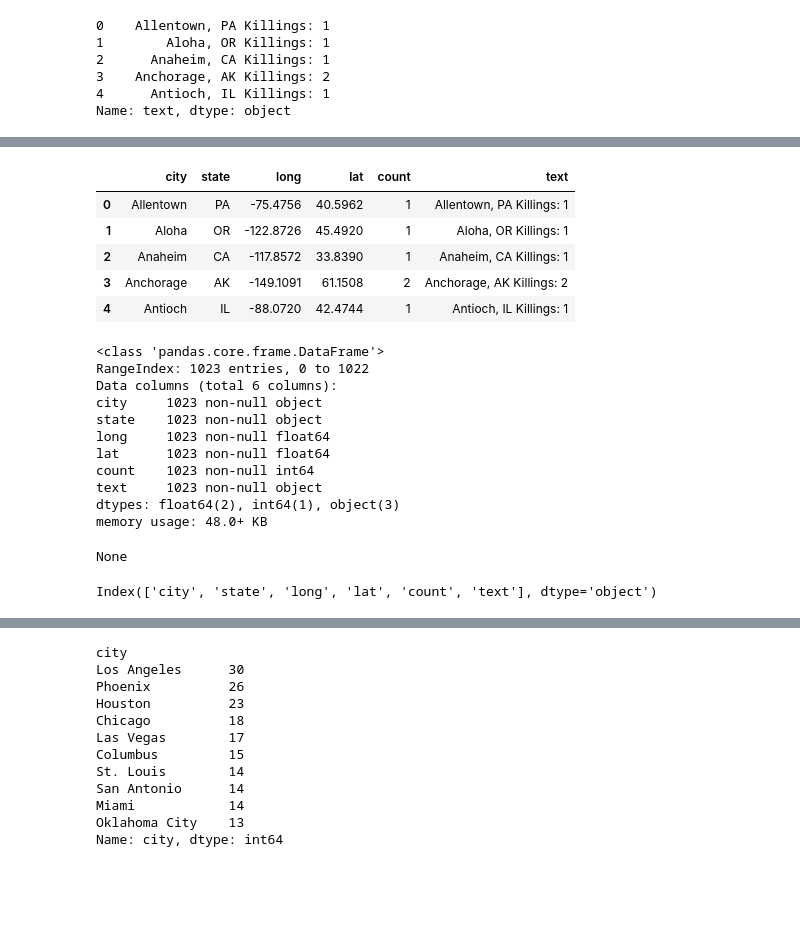
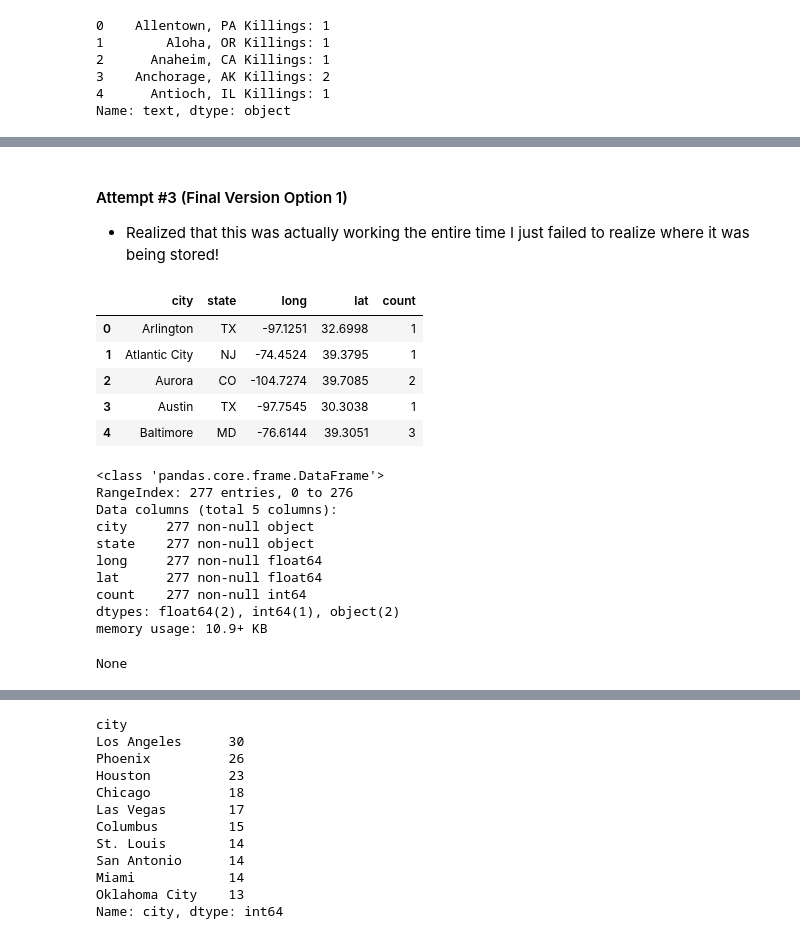
Before and after one commit to ayana-dawkins/GA_DS_Assignments, a Jupyter notebook: Final Data Identification EDA.ipynb, the cells around one changed output, grey strips where cells are left out. Cells and saved outputs as stored; diff of their text form; code cells hidden in the pictures; blank space fills up the shorter version.

```diff
--- a/Final Data Identification EDA.ipynb
+++ b/Final Data Identification EDA.ipynb
@@ -406,0 +539,7 @@ AttributeError: 'Series' object has no attribute 'get_dummies'
+# %%
+#df['threat_level'].get_dummies()
+#df['threat_level_dummies'] =
+x = pd.get_dummies(df['threat_level'])
+x2 = x[['attack']]
+# %%
+df = pd.concat([df, x2], sort=False)
@@ -544,5 +680,6 @@ Problem: can't just join on city because there are multiple states with the same
 # %%
-df_location = df_location[['city_ascii','state','lat', 'long','population']]
+df_location = pd.read_csv('data/city_demographics.csv', index_col=0)
+df_location = df_location[['city_ascii','lat', 'long','population','state']]
 # %%
 df_location.head()
 # %% [output]
@@ -671,6 +817,9 @@ axes.hold is deprecated.
     for more details.
 [<matplotlib.lines.Line2D at 0x...>]
 [figure]
+# %% [markdown]
+#### Attempt #3 (Final Version Option 1)
+- Realized that this was actually working the entire time I just failed to realize where it was being stored!
 # %%
 import pandas as pd
 import gmplot
@@ -680,24 +827,27 @@ raw_data = df_for_map
+# %%
+raw_data = df_for_map
+raw_data_black = df[df['race'] == 'B']
+raw_data_black = raw_data_black.groupby(['city','state','long','lat'])[['state']].size().reset_index(name='count')
 # %%
-display(raw_data.head(n=5))
-display(raw_data.info())
-latitudes = raw_data['lat']
-longitudes = raw_data['long']
+display(raw_data_black.head(n=5))
+display(raw_data_black.info())
+latitudes = raw_data_black['lat']
+longitudes = raw_data_black['long']
 # %% [output]
-|  | city | state | long | lat | count | text |
-| 0 | Allentown | PA | -75.4756 | 40.5962 | 1 | Allentown, PA Killings: 1 |
-| 1 | Aloha | OR | -122.8726 | 45.4920 | 1 | Aloha, OR Killings: 1 |
-| 2 | Anaheim | CA | -117.8572 | 33.8390 | 1 | Anaheim, CA Killings: 1 |
-| 3 | Anchorage | AK | -149.1091 | 61.1508 | 2 | Anchorage, AK Killings: 2 |
-| 4 | Antioch | IL | -88.0720 | 42.4744 | 1 | Antioch, IL Killings: 1 |
+|  | city | state | long | lat | count |
+| 0 | Arlington | TX | -97.1251 | 32.6998 | 1 |
+| 1 | Atlantic City | NJ | -74.4524 | 39.3795 | 1 |
+| 2 | Aurora | CO | -104.7274 | 39.7085 | 2 |
+| 3 | Austin | TX | -97.7545 | 30.3038 | 1 |
+| 4 | Baltimore | MD | -76.6144 | 39.3051 | 3 |
 <class 'pandas.core.frame.DataFrame'>
-RangeIndex: 1023 entries, 0 to 1022
-Data columns (total 6 columns):
-city     1023 non-null object
-state    1023 non-null object
-long     1023 non-null float64
-lat      1023 non-null float64
-count    1023 non-null int64
-text     1023 non-null object
-dtypes: float64(2), int64(1), object(3)
-memory usage: 48.0+ KB
+RangeIndex: 277 entries, 0 to 276
+Data columns (total 5 columns):
+city     277 non-null object
+state    277 non-null object
+long     277 non-null float64
+lat      277 non-null float64
+count    277 non-null int64
+dtypes: float64(2), int64(1), object(2)
+memory usage: 10.9+ KB
 None
@@ -706,7 +856,3 @@ gmap = gmplot.GoogleMapPlotter(34.0522, -118.2437, 10)
 # %%
 gmap.heatmap(latitudes, longitudes)
-# %%
-df_for_map.columns
-# %% [output]
-Index(['city', 'state', 'long', 'lat', 'count', 'text'], dtype='object')
 # %%
```
Also changed, not shown: parts of 86 cells of this notebook, 2 other files.
